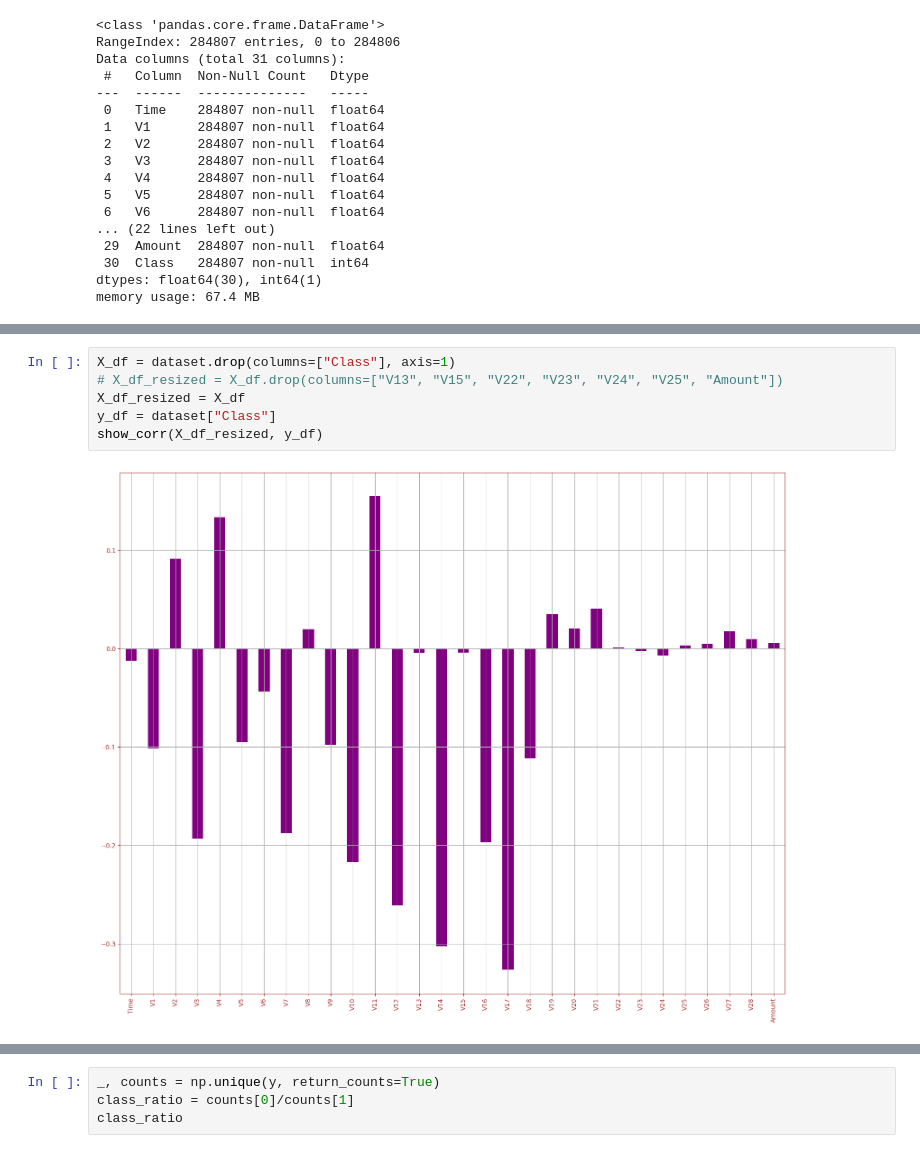
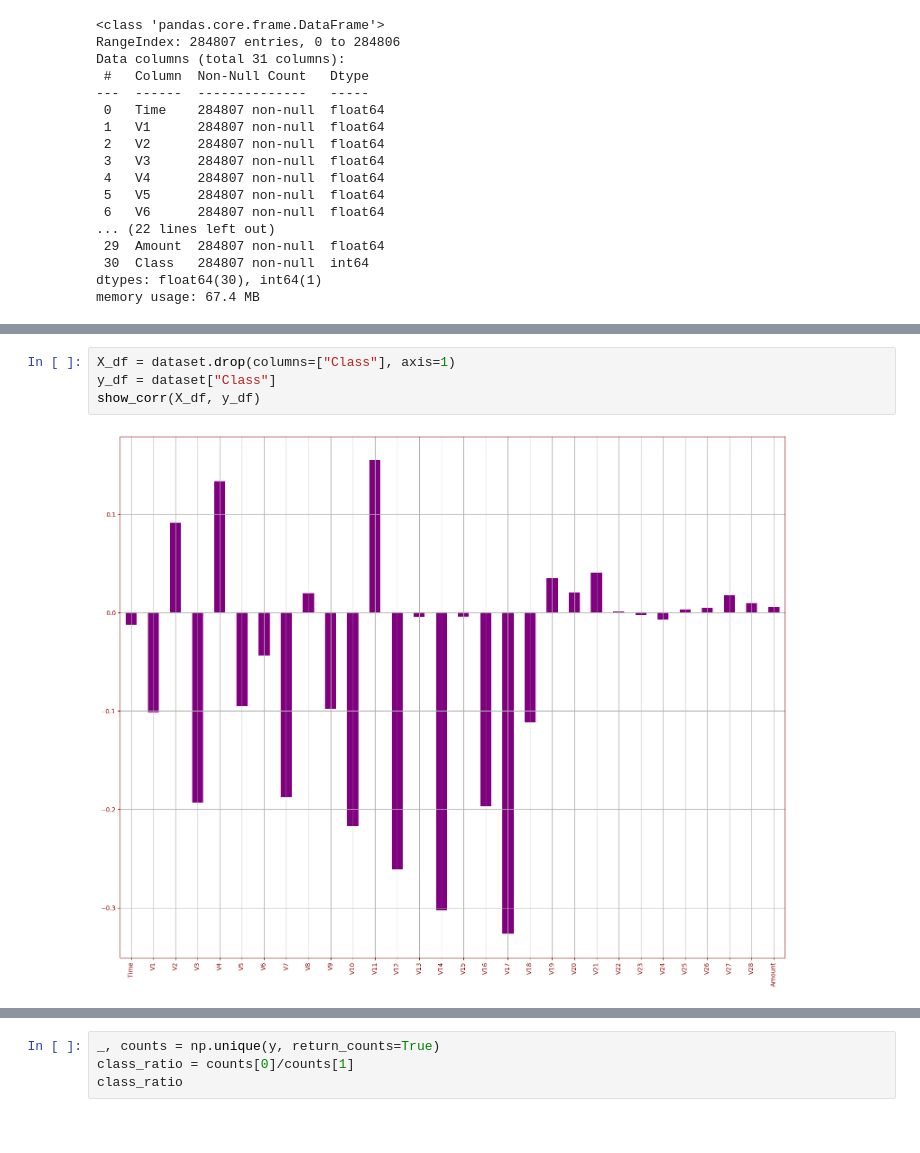
Before and after one commit to thaiduongngo/sunrise-notebooks, a Jupyter notebook: notebooks/ml_credit_card_fraud_dectection.ipynb, the cells around one changed output, grey strips where cells are left out. Drawn from its saved outputs; the diff is of its cells as text.

```diff
--- a/notebooks/ml_credit_card_fraud_dectection.ipynb
+++ b/notebooks/ml_credit_card_fraud_dectection.ipynb
@@ -127,8 +171,6 @@ plt.show();
-# %%
-X_df = dataset.drop(columns=["Class"], axis=1)
-# X_df_resized = X_df.drop(columns=["V13", "V15", "V22", "V23", "V24", "V25", "Amount"])
-X_df_resized = X_df
-y_df = dataset["Class"]
-show_corr(X_df_resized, y_df)
-# %% [output]
-[figure, removed]
+# %%
+X_df = dataset.drop(columns=["Class"], axis=1)
+y_df = dataset["Class"]
+show_corr(X_df, y_df)
+# %% [output]
+[figure, added]
```
Also changed, not shown: parts of 38 cells of this notebook, 1 other file.
